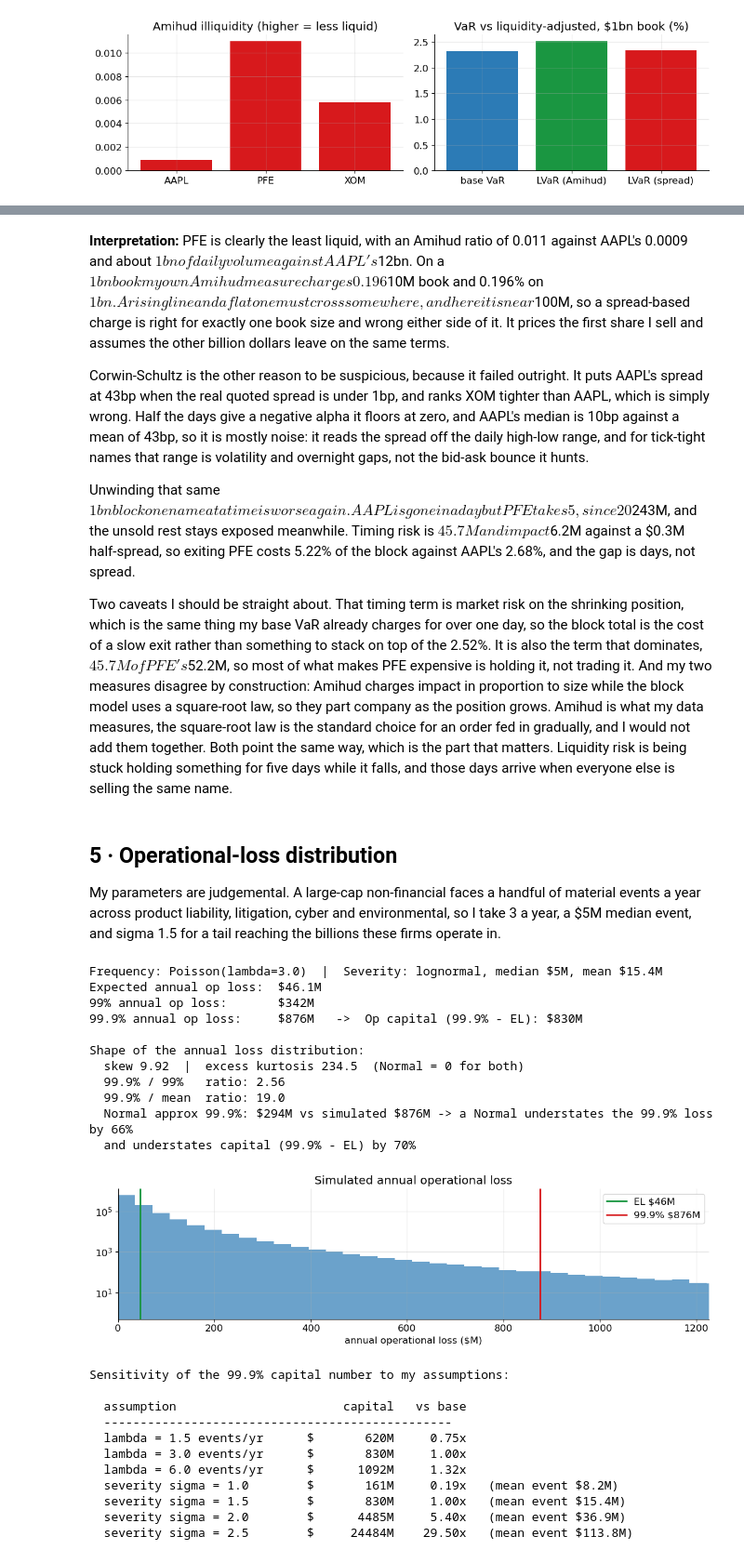
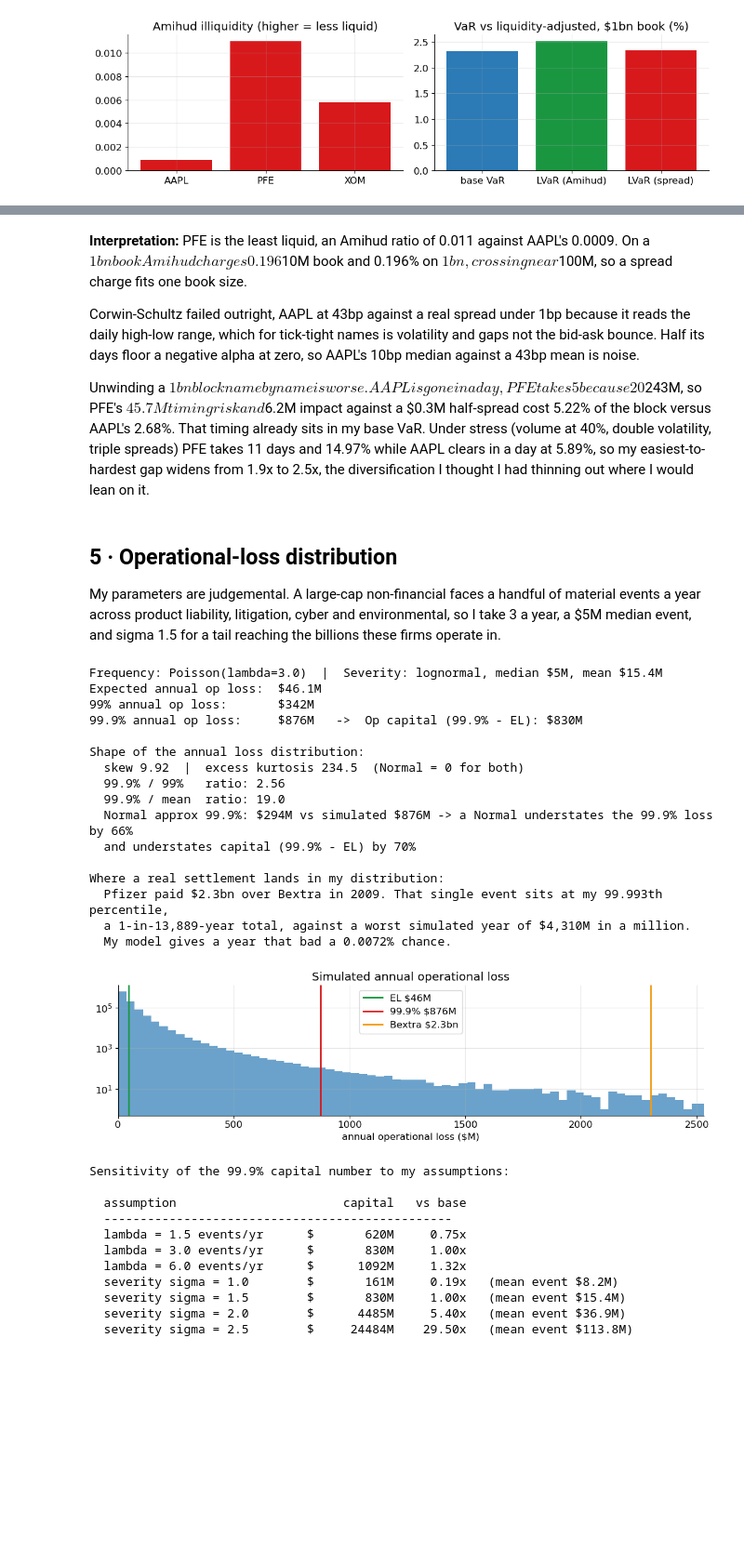
Before and after one commit to elruva/financial-risk-management-, a Jupyter notebook: assignments/A2/assignment_2.ipynb, the cells around one changed output, grey strips where cells are left out. Shown at 93% size. Saved outputs shown, nothing was run; the diff lists cells and outputs as text; code cells hidden in the pictures; blank space fills up the shorter version.

```diff
--- a/assignments/A2/assignment_2.ipynb
+++ b/assignments/A2/assignment_2.ipynb
@@ -36,6 +36,11 @@ RATING_PD = {'AA+': 0.0002, 'AA-': 0.0002, 'A': 0.0005}
 
 print('Equity vol:', {k: round(v, 3) for k, v in SIGMA_E.items()})
 print(f'Portfolio 1-day 99% VaR: {var_base*100:.2f}%')
+print(f'\nPrice sample ends {px.index[-1].date()}. Hand-entered Merton inputs, '
+      f'against that close:')
+for s in STOCKS:
+    print(f'  {s:5s} market cap ${E[s]/1e12:.2f}tn   total debt ${D[s]/1e9:.1f}bn   '
+          f'spot ${PRICE[s]:.2f}   last close in sample ${px[s].iloc[-1]:.2f}')
 # %% [output]
 Equity vol: {'AAPL': 0.262, 'PFE': 0.242, 'XOM': 0.233}
 Portfolio 1-day 99% VaR: 2.32%
@@ -298,6 +369,18 @@ vega  = bs_vega (S0, K, T_OPT, RF, SIG)
 theta = bs_theta(S0, K, T_OPT, RF, SIG)
 print(f'Greeks: delta {delta:.4f}   gamma {gamma:.5f}   vega ${vega:.4f} per +1% vol   '
       f'theta ${theta:.4f} per day')
+
+bump_S, bump_sig = S0*1e-4, 1e-4
+fd_delta = (bs_call(S0+bump_S, K, T_OPT, RF, SIG) - bs_call(S0-bump_S, K, T_OPT, RF, SIG)) / (2*bump_S)
+fd_gamma = (bs_call(S0+bump_S, K, T_OPT, RF, SIG) - 2*call_bs
+            + bs_call(S0-bump_S, K, T_OPT, RF, SIG)) / bump_S**2
+fd_vega  = (bs_call(S0, K, T_OPT, RF, SIG+bump_sig)
+            - bs_call(S0, K, T_OPT, RF, SIG-bump_sig)) / (2*bump_sig) / 100
+print('\nClosed-form Greeks against bumping the pricer numerically:')
+for nm, closed, bumped in [('delta', delta, fd_delta), ('gamma', gamma, fd_gamma),
+                           ('vega', vega, fd_vega)]:
+    print(f'  {nm:<6} closed form {closed:>10.6f}   bumped {bumped:>10.6f}   '
+          f'difference {closed-bumped:+.1e}')
 
 g = np.random.default_rng(7)
 var99 = lambda x: -np.percentile(x, 1)
@@ -492,11 +609,9 @@ The half-spread is 174x too small to describe PFE's real exit cost.
 # %% [markdown]
-**Interpretation:** PFE is clearly the least liquid, with an Amihud ratio of 0.011 against AAPL's 0.0009 and about $1bn of daily volume against AAPL's $12bn. On a $1bn book my own Amihud measure charges 0.196%, lifting the VaR from 2.32% to 2.52%, while a quoted half-spread charges 0.017% and would have said 2.34%. I take the Amihud number as the answer because it is built from my own prices and volumes and, unlike a spread, it knows how much I am holding: the same names cost 0.002% to exit on a $10M book and 0.196% on $1bn. A rising line and a flat one must cross somewhere, and here it is near $100M, so a spread-based charge is right for exactly one book size and wrong either side of it. It prices the first share I sell and assumes the other billion dollars leave on the same terms.
+**Interpretation:** PFE is the least liquid, an Amihud ratio of 0.011 against AAPL's 0.0009. On a $1bn book Amihud charges 0.196%, lifting my VaR from 2.32% to 2.52%, while a half-spread charges only 0.017% and says 2.34%. I take Amihud because it knows my size, the same names costing 0.002% on a $10M book and 0.196% on $1bn, crossing near $100M, so a spread charge fits one book size.
 
-Corwin-Schultz is the other reason to be suspicious, because it failed outright. It puts AAPL's spread at 43bp when the real quoted spread is under 1bp, and ranks XOM tighter than AAPL, which is simply wrong. Half the days give a negative alpha it floors at zero, and AAPL's median is 10bp against a mean of 43bp, so it is mostly noise: it reads the spread off the daily high-low range, and for tick-tight names that range is volatility and overnight gaps, not the bid-ask bounce it hunts.
+Corwin-Schultz failed outright, AAPL at 43bp against a real spread under 1bp because it reads the daily high-low range, which for tick-tight names is volatility and gaps not the bid-ask bounce. Half its days floor a negative alpha at zero, so AAPL's 10bp median against a 43bp mean is noise.
 
-Unwinding that same $1bn block one name at a time is worse again. AAPL is gone in a day but PFE takes 5, since 20% of PFE's daily volume is only about $243M, and the unsold rest stays exposed meanwhile. Timing risk is $45.7M and impact $6.2M against a $0.3M half-spread, so exiting PFE costs 5.22% of the block against AAPL's 2.68%, and the gap is days, not spread.
-
-Two caveats I should be straight about. That timing term is market risk on the shrinking position, which is the same thing my base VaR already charges for over one day, so the block total is the cost of a slow exit rather than something to stack on top of the 2.52%. It is also the term that dominates, $45.7M of PFE's $52.2M, so most of what makes PFE expensive is holding it, not trading it. And my two measures disagree by construction: Amihud charges impact in proportion to size while the block model uses a square-root law, so they part company as the position grows. Amihud is what my data measures, the square-root law is the standard choice for an order fed in gradually, and I would not add them together. Both point the same way, which is the part that matters. Liquidity risk is being stuck holding something for five days while it falls, and those days arrive when everyone else is selling the same name.
+Unwinding a $1bn block name by name is worse. AAPL is gone in a day, PFE takes 5 because 20% of its volume is only about $243M, so PFE's $45.7M timing risk and $6.2M impact against a $0.3M half-spread cost 5.22% of the block versus AAPL's 2.68%. That timing already sits in my base VaR. Under stress (volume at 40%, double volatility, triple spreads) PFE takes 11 days and 14.97% while AAPL clears in a day at 5.89%, so my easiest-to-hardest gap widens from 1.9x to 2.5x, the diversification I thought I had thinning out where I would lean on it.
 # %% [markdown]
 ## 5 · Operational-loss distribution
 
@@ -522,35 +637,50 @@ print(f'99.9% annual op loss:     ${OP999/1e6:.0f}M   ->  Op capital (99.9% - EL
 normal_999 = annual.mean() + norm.ppf(0.999)*annual.std()
 print(f'\nShape of the annual loss distribution:')
 print(f'  skew {skew(annual):.2f}  |  excess kurtosis {kurtosis(annual):.1f}  '
       f'(Normal = 0 for both)')
 print(f'  99.9% / 99%   ratio: {OP999/OP99:.2f}')
 print(f'  99.9% / mean  ratio: {OP999/EL_OP:.1f}')
 print(f'  Normal approx 99.9%: ${normal_999/1e6:.0f}M vs simulated ${OP999/1e6:.0f}M '
       f'-> a Normal understates the 99.9% loss by {100*(1-normal_999/OP999):.0f}%')
 print(f'  and understates capital (99.9% - EL) by '
       f'{100*(1-(normal_999-EL_OP)/(OP999-EL_OP)):.0f}%')
 
+BEXTRA = 2.3e9
+pct_bextra = (annual < BEXTRA).mean()*100
+print(f'\nWhere a real settlement lands in my distribution:')
+print(f'  Pfizer paid ${BEXTRA/1e9:.1f}bn over Bextra in 2009. That single event sits at my '
+      f'{pct_bextra:.3f}th percentile,')
+print(f'  a 1-in-{1/(1-pct_bextra/100):,.0f}-year total, against a worst simulated year of '
+      f'${annual.max()/1e6:,.0f}M in a million.')
+print(f'  My model gives a year that bad a {100-pct_bextra:.4f}% chance.')
+
 fig, ax = plt.subplots(figsize=(11, 3.3))
 ax.hist(annual/1e6, bins=120, color=BLUE, alpha=.7)
 ax.axvline(EL_OP/1e6, color=GREEN, lw=2, label=f'EL ${EL_OP/1e6:.0f}M')
 ax.axvline(OP999/1e6, color=RED, lw=2, label=f'99.9% ${OP999/1e6:.0f}M')
-ax.set_xlim(0, OP999/1e6*1.4); ax.set_yscale('log')
+ax.axvline(BEXTRA/1e6, color=GOLD, lw=2, label=f'Bextra ${BEXTRA/1e9:.1f}bn')
+ax.set_xlim(0, BEXTRA/1e6*1.1); ax.set_yscale('log')
 ax.set_xlabel('annual operational loss ($M)')
 ax.set_title('Simulated annual operational loss'); ax.legend()
 plt.tight_layout(); plt.show()
 # %% [output]
 Frequency: Poisson(lambda=3.0)  |  Severity: lognormal, median $5M, mean $15.4M
 Expected annual op loss:  $46.1M
 99% annual op loss:       $342M
 99.9% annual op loss:     $876M   ->  Op capital (99.9% - EL): $830M
 
 Shape of the annual loss distribution:
   skew 9.92  |  excess kurtosis 234.5  (Normal = 0 for both)
   99.9% / 99%   ratio: 2.56
   99.9% / mean  ratio: 19.0
   Normal approx 99.9%: $294M vs simulated $876M -> a Normal understates the 99.9% loss by 66%
   and understates capital (99.9% - EL) by 70%
+
+Where a real settlement lands in my distribution:
+  Pfizer paid $2.3bn over Bextra in 2009. That single event sits at my 99.993th percentile,
+  a 1-in-13,889-year total, against a worst simulated year of $4,310M in a million.
+  My model gives a year that bad a 0.0072% chance.
-[figure, old version]
+[figure, new version]
 # %%
 def lda_capital(lam, mu, sg, years=YEARS, seed=123):
     gg = np.random.default_rng(seed)
```
Also changed, not shown: parts of 17 cells of this notebook, 24 other files.
